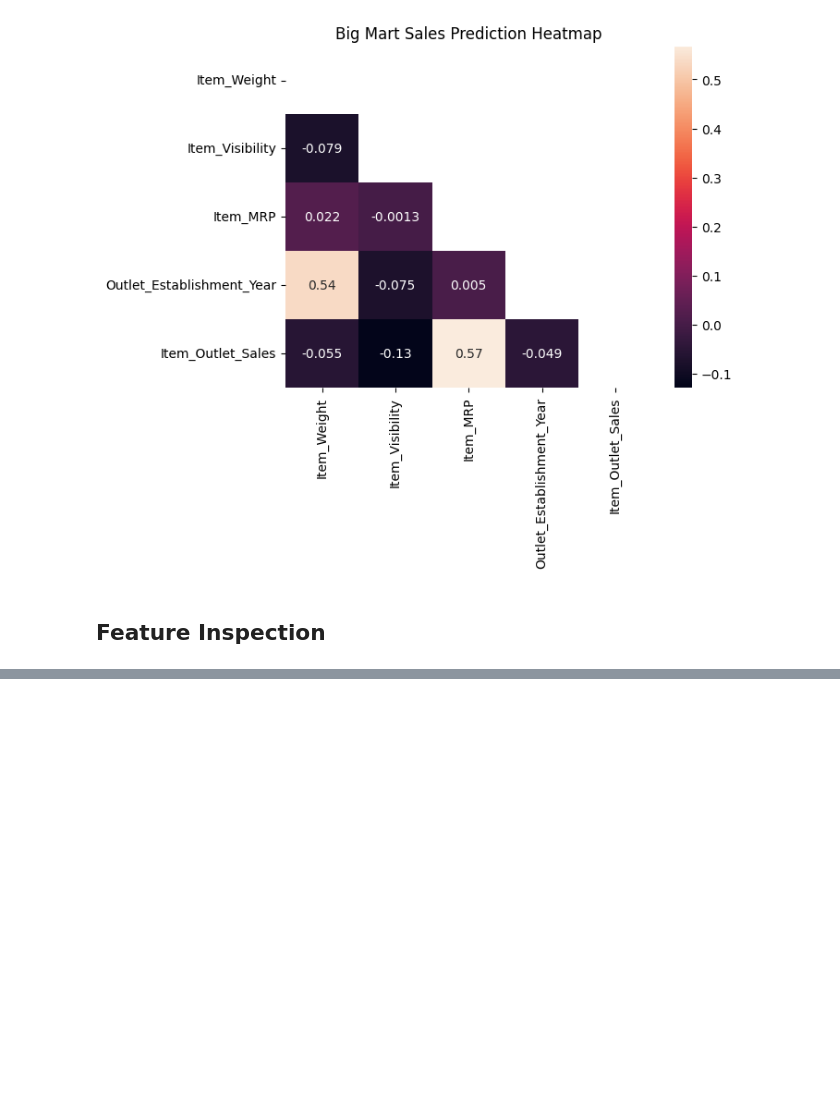
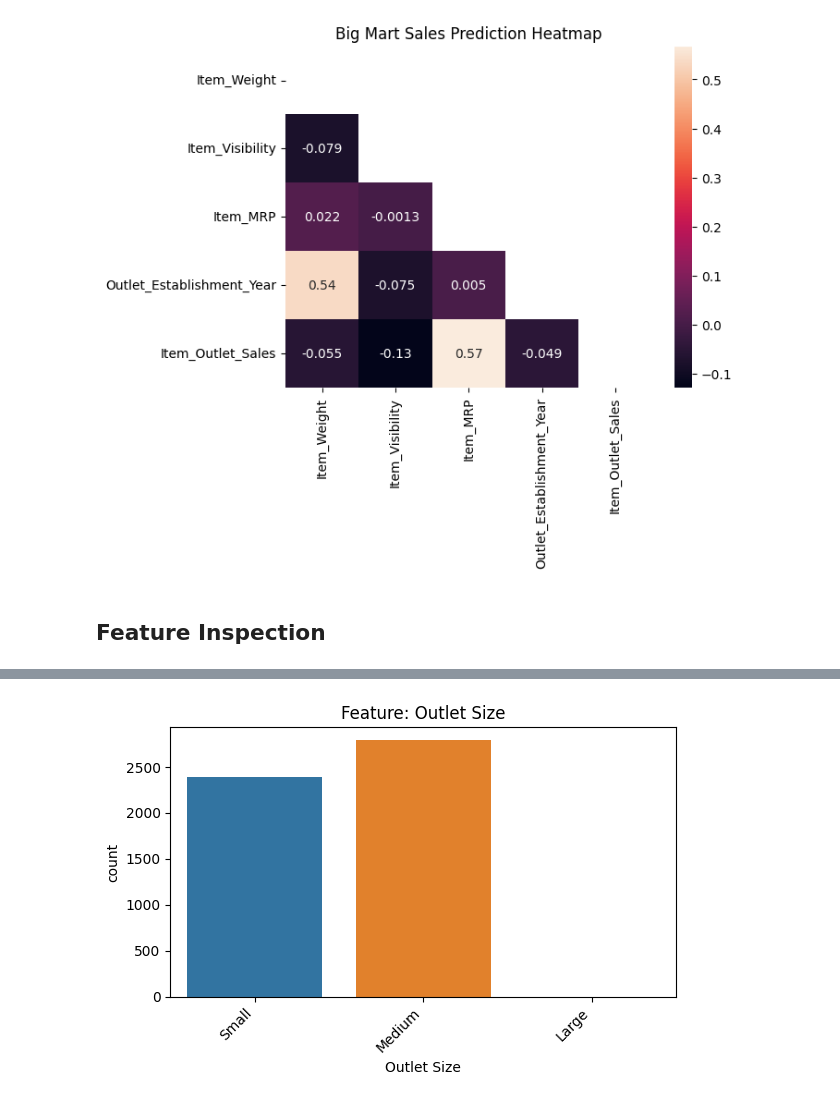
Before and after one commit to Gondram/Prediction-of-Product-Sales, a Jupyter notebook: Prediction_of_Product_Sales.ipynb, the cells around one changed output, grey strips where cells are left out. Saved outputs shown, nothing was run; the diff lists cells and outputs as text; code cells hidden in the pictures; blank space fills up the shorter version.

```diff
--- a/Prediction_of_Product_Sales.ipynb
+++ b/Prediction_of_Product_Sales.ipynb
@@ -475,0 +478,4 @@ sns.heatmap(corr, annot=True, mask=mask).set(title='Big Mart Sales Prediction He
+# %%
+# Re-checking the columns with placeholders
+filter_neg_Item_Weight = df['Item_Weight'] < 0
+filter_neg_Item_Weight.sum()
@@ -475,0 +484,3 @@ sns.heatmap(corr, annot=True, mask=mask).set(title='Big Mart Sales Prediction He
+# %%
+filter_missing_Outlet_Size = df['Outlet_Size'] == 'MISSING'
+filter_missing_Outlet_Size.sum()
@@ -475,0 +489,5 @@ sns.heatmap(corr, annot=True, mask=mask).set(title='Big Mart Sales Prediction He
+# %%
+# Fixing Item Weight
+df.loc[filter_neg_Item_Weight,'Item_Weight'] = np.nan
+filter_neg_Item_Weight = df['Item_Weight'] < 0
+filter_neg_Item_Weight.sum()
@@ -475,0 +496,5 @@ sns.heatmap(corr, annot=True, mask=mask).set(title='Big Mart Sales Prediction He
+# %%
+# Fixing Outlet Size
+df.loc[filter_missing_Outlet_Size,'Outlet_Size'] = np.nan
+filter_missing_Outlet_Size = df['Outlet_Size'] == 'MISSING'
+filter_missing_Outlet_Size.sum()
@@ -475,0 +521,19 @@ sns.heatmap(corr, annot=True, mask=mask).set(title='Big Mart Sales Prediction He
+# %%
+# Univariate visualization showing the distribution of values/categories
+def eda_cat(df, x, fillna=True, placeholder = 'MISSING', order=None):
+  temp_df = df.copy()
+
+  if fillna == True:
+      temp_df[x] = temp_df[x].fillna(placeholder)
+  col_name = x.replace("_"," ")
+  fig, ax = plt.subplots(figsize=(6,4))
+  sns.countplot(data=temp_df, x=x, ax=ax, order=order)
+  ax.set_xticklabels(ax.get_xticklabels(), rotation=45, ha='right')
+  ax.set(title=f"Feature: {col_name}", xlabel=col_name)
+  fig.tight_layout()
+
+# Testing
+Size_Order = ['Small','Medium','Large']
+eda_cat(df, 'Outlet_Size', fillna=True, order=Size_Order)
+# %% [output]
+[figure, added]
```
Also changed, not shown: parts of 85 cells of this notebook.
